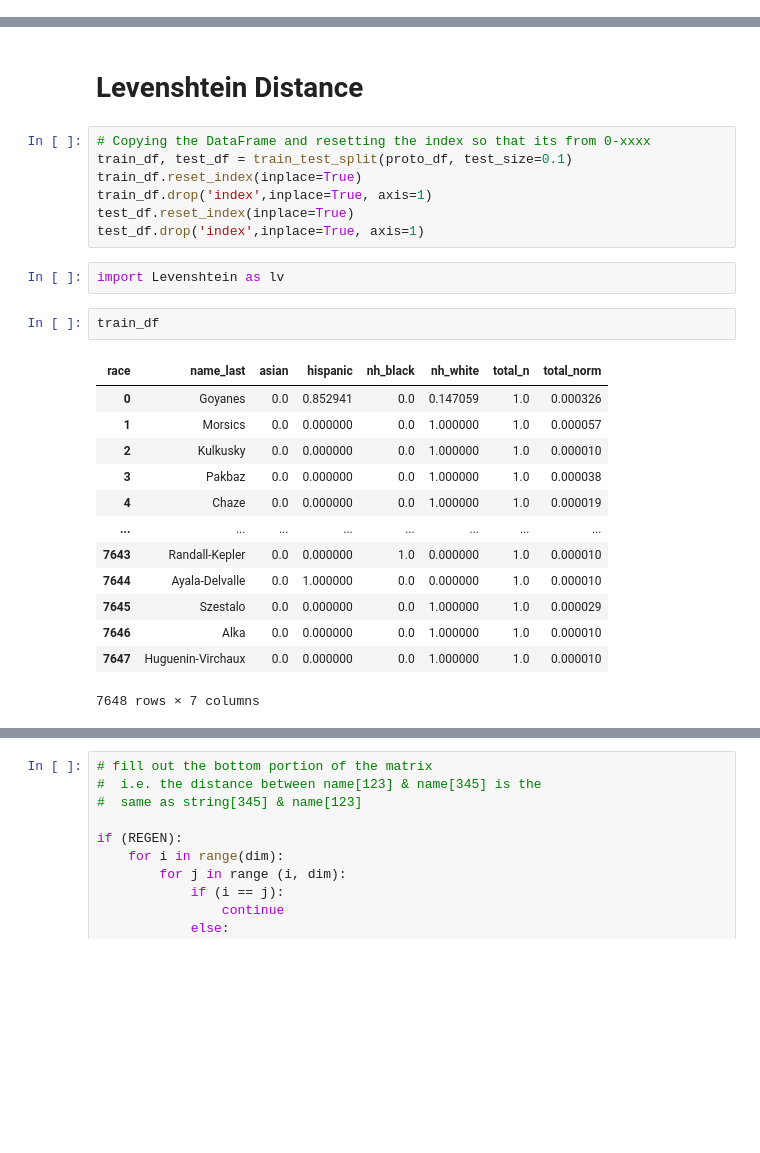
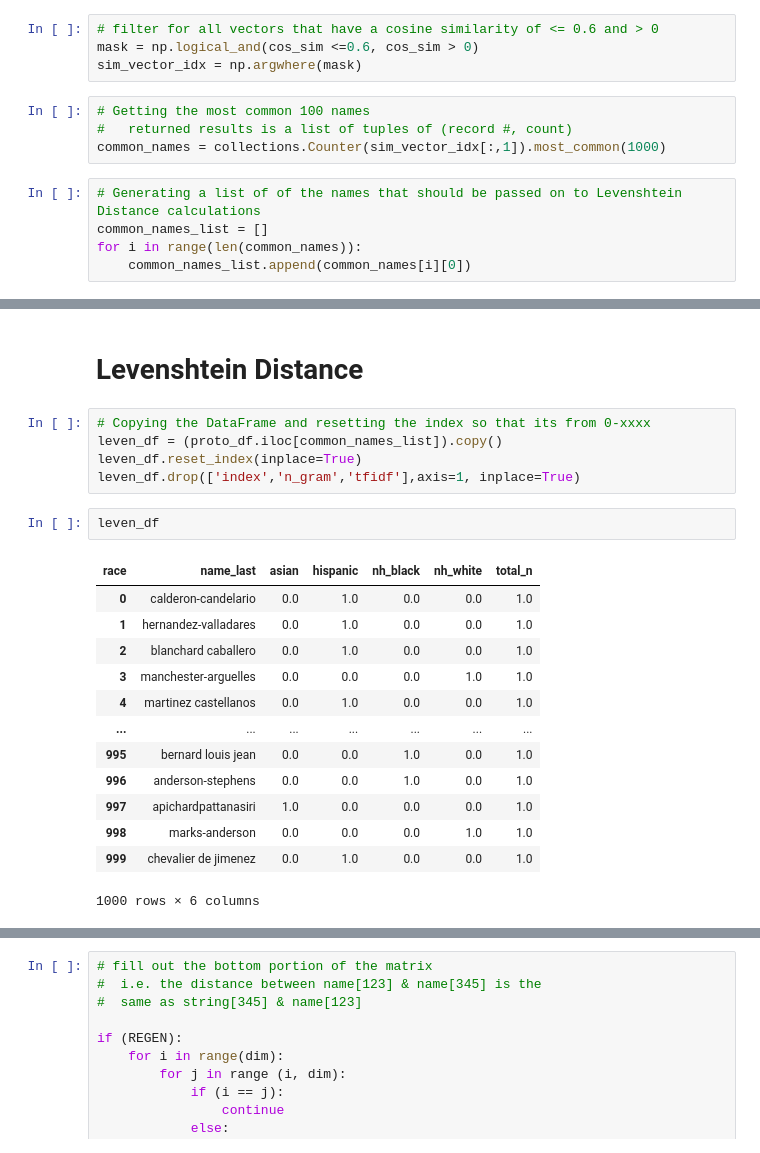
Before and after one commit to appeler/edit_names, a Jupyter notebook: notebooks/knn_levenshtein.ipynb, the cells around one changed output, grey strips where cells are left out. Cells and saved outputs as stored; diff of their text form; blank space fills up the shorter version.

Commit message:
Cosine similarity with Levenshtein working rough copy

```diff
--- a/notebooks/knn_levenshtein.ipynb
+++ b/notebooks/knn_levenshtein.ipynb
@@ -132,0 +201,13 @@ proto_df.shape
+# %%
+# filter for all vectors that have a cosine similarity of <= 0.6 and > 0
+mask = np.logical_and(cos_sim <=0.6, cos_sim > 0)
+sim_vector_idx = np.argwhere(mask)
+# %%
+# Getting the most common 100 names
+#   returned results is a list of tuples of (record #, count)
+common_names = collections.Counter(sim_vector_idx[:,1]).most_common(1000)
+# %%
+# Generating a list of of the names that should be passed on to Levenshtein Distance calculations
+common_names_list = []
+for i in range(len(common_names)):
+    common_names_list.append(common_names[i][0])
@@ -134,29 +230,25 @@ proto_df.shape
 # Levenshtein Distance
 # %%
 # Copying the DataFrame and resetting the index so that its from 0-xxxx
-train_df, test_df = train_test_split(proto_df, test_size=0.1)
-train_df.reset_index(inplace=True)
-train_df.drop('index',inplace=True, axis=1)
-test_df.reset_index(inplace=True)
-test_df.drop('index',inplace=True, axis=1)
+leven_df = (proto_df.iloc[common_names_list]).copy()
+leven_df.reset_index(inplace=True)
+leven_df.drop(['index','n_gram','tfidf'],axis=1, inplace=True)
-# %%
-import Levenshtein as lv
 # %%
-train_df
+leven_df
 # %% [output]
-| race | name_last | asian | hispanic | nh_black | nh_white | total_n | total_norm |
-| 0 | Goyanes | 0.0 | 0.852941 | 0.0 | 0.147059 | 1.0 | 0.000326 |
-| 1 | Morsics | 0.0 | 0.000000 | 0.0 | 1.000000 | 1.0 | 0.000057 |
-| 2 | Kulkusky | 0.0 | 0.000000 | 0.0 | 1.000000 | 1.0 | 0.000010 |
-| 3 | Pakbaz | 0.0 | 0.000000 | 0.0 | 1.000000 | 1.0 | 0.000038 |
-| 4 | Chaze | 0.0 | 0.000000 | 0.0 | 1.000000 | 1.0 | 0.000019 |
-| ... | ... | ... | ... | ... | ... | ... | ... |
-| 7643 | Randall-Kepler | 0.0 | 0.000000 | 1.0 | 0.000000 | 1.0 | 0.000010 |
-| 7644 | Ayala-Delvalle | 0.0 | 1.000000 | 0.0 | 0.000000 | 1.0 | 0.000010 |
-| 7645 | Szestalo | 0.0 | 0.000000 | 0.0 | 1.000000 | 1.0 | 0.000029 |
-| 7646 | Alka | 0.0 | 0.000000 | 0.0 | 1.000000 | 1.0 | 0.000010 |
-| 7647 | Huguenin-Virchaux | 0.0 | 0.000000 | 0.0 | 1.000000 | 1.0 | 0.000010 |
+| race | name_last | asian | hispanic | nh_black | nh_white | total_n |
+| 0 | calderon-candelario | 0.0 | 1.0 | 0.0 | 0.0 | 1.0 |
+| 1 | hernandez-valladares | 0.0 | 1.0 | 0.0 | 0.0 | 1.0 |
+| 2 | blanchard caballero | 0.0 | 1.0 | 0.0 | 0.0 | 1.0 |
+| 3 | manchester-arguelles | 0.0 | 0.0 | 0.0 | 1.0 | 1.0 |
+| 4 | martinez castellanos | 0.0 | 1.0 | 0.0 | 0.0 | 1.0 |
+| ... | ... | ... | ... | ... | ... | ... |
+| 995 | bernard louis jean | 0.0 | 0.0 | 1.0 | 0.0 | 1.0 |
+| 996 | anderson-stephens | 0.0 | 0.0 | 1.0 | 0.0 | 1.0 |
+| 997 | apichardpattanasiri | 1.0 | 0.0 | 0.0 | 0.0 | 1.0 |
+| 998 | marks-anderson | 0.0 | 0.0 | 0.0 | 1.0 | 1.0 |
+| 999 | chevalier de jimenez | 0.0 | 1.0 | 0.0 | 0.0 | 1.0 |
-7648 rows × 7 columns
+1000 rows × 6 columns
 # %%
 if (REGEN):
     # Creating Numpy Array to hold results
```
Also changed, not shown: parts of 22 cells of this notebook.
